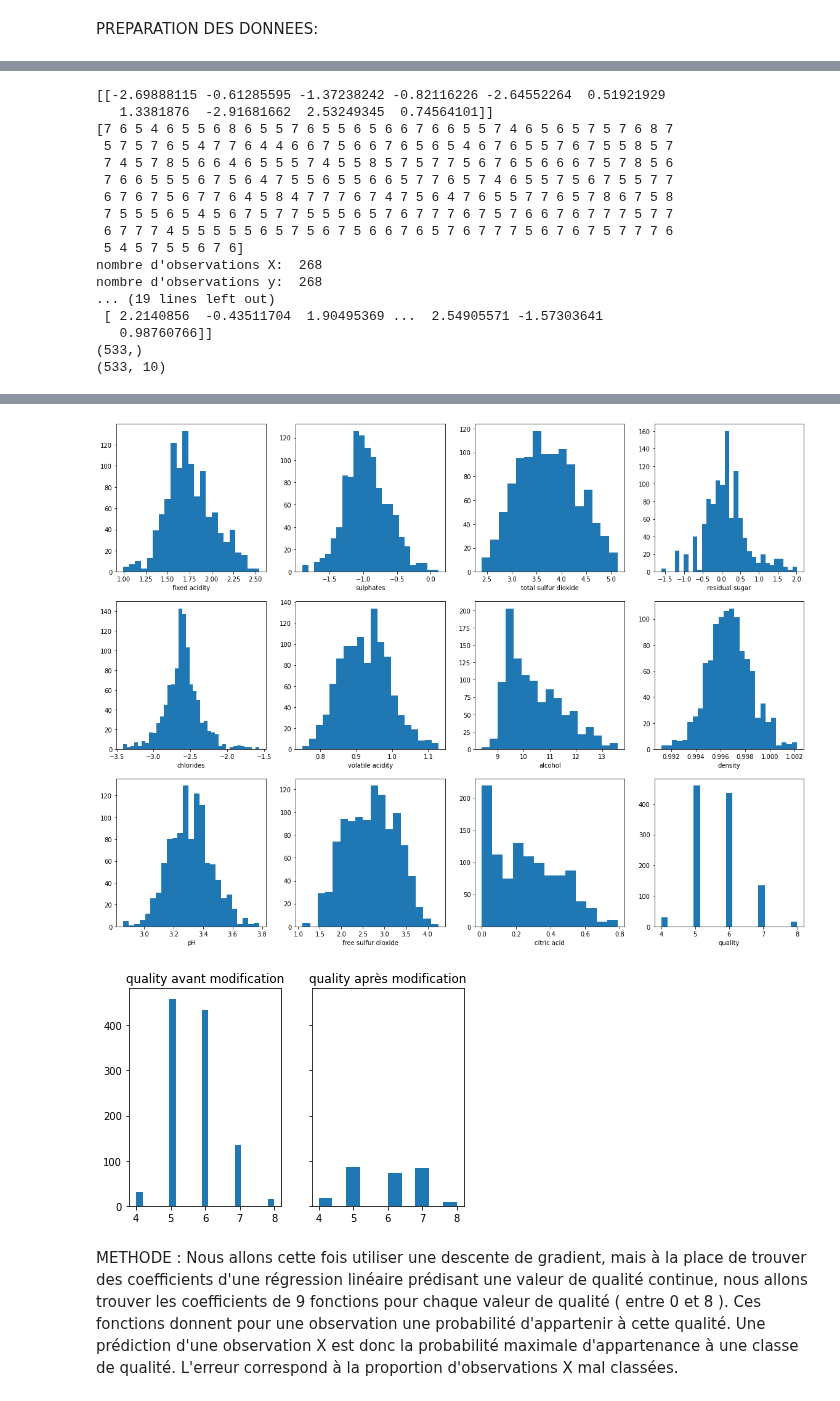
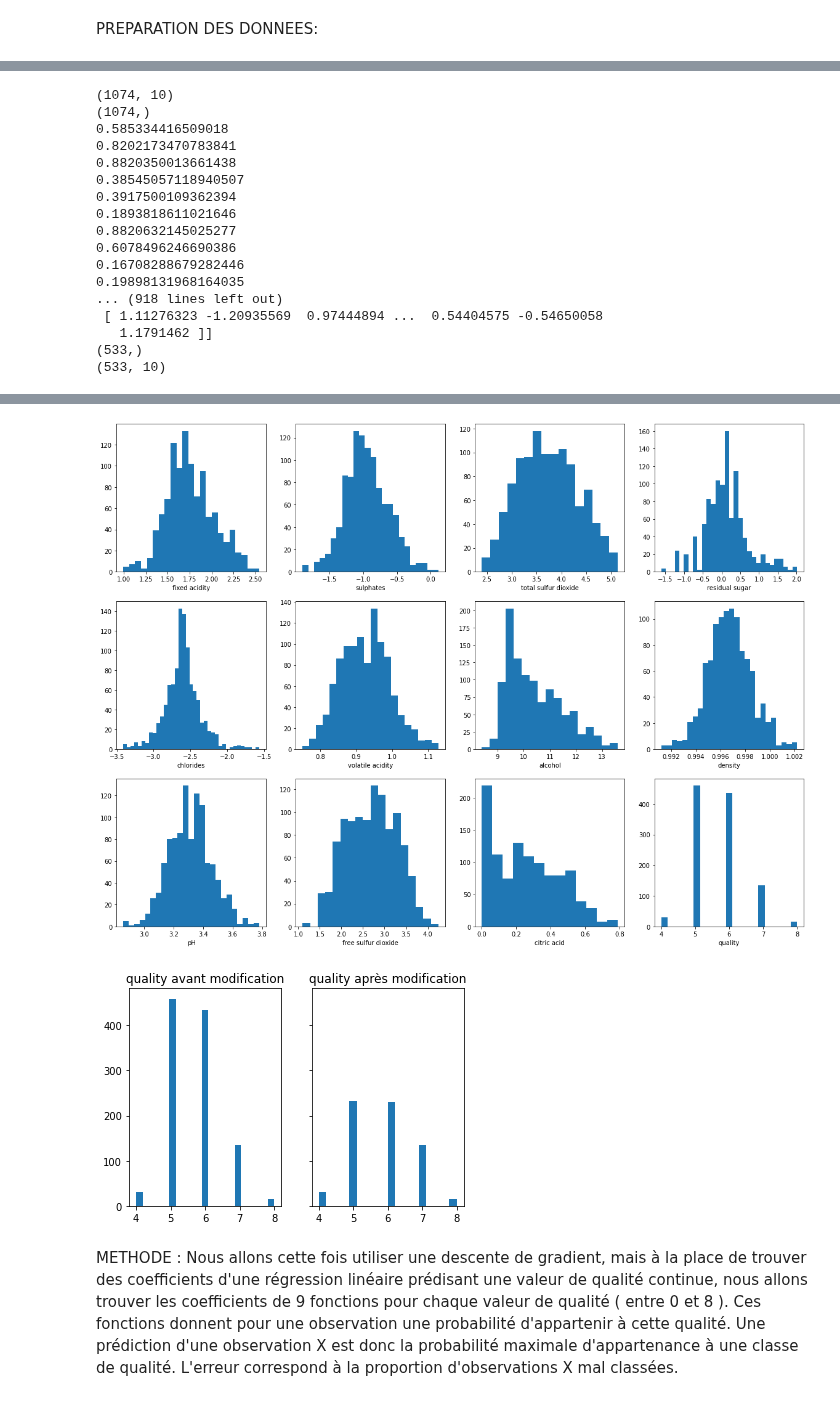
Before and after one commit to HenriS67/wineQualityPrediction, a Jupyter notebook: 3.5UTILESoftmax.ipynb, the cells around one changed output, grey strips where cells are left out. Cells and saved outputs as stored; diff of their text form; code cells hidden in the pictures.

```diff
--- a/3.5UTILESoftmax.ipynb
+++ b/3.5UTILESoftmax.ipynb
@@ -45,9 +45,11 @@ import matplotlib.pyplot as plt
 #Préparation des données
 y = df['quality']
 X= [df['fixed acidity'],  df['volatile acidity']  ,df['citric acid']  ,df['residual sugar'],  df['chlorides'],df['free sulfur dioxide']  ,df['total sulfur dioxide'],  df['density']    ,df['pH'],  df['sulphates']]
+X=np.transpose(np.array(X))
+y=np.asarray(y)
+print(X.shape)
+print(y.shape)
 X_features = ['fixed acidity',  'volatile acidity'  ,'citric acid'  ,'residual sugar',  'chlorides','free sulfur dioxide'  ,'total sulfur dioxide',  'density'    ,'pH',  'sulphates']
-X=np.transpose(np.asmatrix(X_train))
-y=np.asarray(y_train)
 nb_feature=len(X_features)
 
 
@@ -56,11 +58,20 @@ supp=[]
 for i in range(len(y)):
     if y[i]==5 or y[i]==6:
         rand=random.random()
-        if(rand>4):
+        print(rand)
+        if(rand>0.5):
             supp.append(i)
-for j in range(len(supp)):
-    y2=np.delete(y_train,supp)
-    X2=np.delete(X_norm,supp,0)
+y2=np.delete(y,supp)
+
+X2=np.delete(X,supp,0)
+
+#Plot des modifications
+fig,ax=plt.subplots(1,2,sharey=True)
+ax[0].hist(y, bins='auto',label="quality")
+ax[0].set_title("quality avant modification")
+
+ax[1].hist(y2, bins='auto',label="quality")
+ax[1].set_title("quality après modification")
 
 #on créé les jeux de données
 from sklearn.model_selection import train_test_split
@@ -102,56 +113,49 @@ print(f"Peak to Peak range by column in Raw        X:{np.ptp(X_train,axis=0)}")
 print(f"Peak to Peak range by column in Normalized X:{np.ptp(X_norm,axis=0)}")
 print(X_train)
 
-#Plot des modifications
-fig,ax=plt.subplots(1,2,sharey=True)
-ax[0].hist(df["quality"], bins='auto',label="quality")
-ax[0].set_title("quality avant modification")
-
-ax[1].hist(y_train, bins='auto',label="quality")
-ax[1].set_title("quality après modification")
 
 print(y_train2.shape)
 print(X_norm2.shape)
 X_norm=X_norm2
 y_train=y_train2
 # %% [output]
       fixed acidity  volatile acidity  citric acid  residual sugar  chlorides  \
 0               7.4             0.700         0.00             1.9      0.076
 1               7.8             0.880         0.00             2.6      0.098
 2               7.8             0.760         0.04             2.3      0.092
 3              11.2             0.280         0.56             1.9      0.075
 4               7.4             0.700         0.00             1.9      0.076
 ...             ...               ...          ...             ...        ...
 1138            6.3             0.510         0.13             2.3      0.076
 1139            6.8             0.620         0.08             1.9      0.068
 1140            6.2             0.600         0.08             2.0      0.090
 1141            5.9             0.550         0.10             2.2      0.062
 1142            5.9             0.645         0.12             2.0      0.075
 ... (24 lines left out)
 1141     11.2        6  1595
 1142     10.2        5  1597
 
 [1143 rows x 13 columns]
-[[-2.69888115 -0.61285595 -1.37238242 -0.82116226 -2.64552264  0.51921929
-   1.3381876  -2.91681662  2.53249345  0.74564101]]
-[7 6 5 4 6 5 5 6 8 6 5 5 7 6 5 5 6 5 6 6 7 6 6 5 5 7 4 6 5 6 5 7 5 7 6 8 7
- 5 7 5 7 6 5 4 7 7 6 4 4 6 6 7 5 6 6 7 6 5 6 5 4 6 7 6 5 5 7 6 7 5 5 8 5 7
- 7 4 5 7 8 5 6 6 4 6 5 5 5 7 4 5 5 8 5 7 5 7 7 5 6 7 6 5 6 6 6 7 5 7 8 5 6
- 7 6 6 5 5 5 6 7 5 6 4 7 5 5 6 5 5 6 6 5 7 7 6 5 7 4 6 5 5 7 5 6 7 5 5 7 7
- 6 7 6 7 5 6 7 7 6 4 5 8 4 7 7 7 6 7 4 7 5 6 4 7 6 5 5 7 7 6 5 7 8 6 7 5 8
- 7 5 5 5 6 5 4 5 6 7 5 7 7 5 5 5 6 5 7 6 7 7 7 6 7 5 7 6 6 7 6 7 7 7 5 7 7
- 6 7 7 7 4 5 5 5 5 5 6 5 7 5 6 7 5 6 6 7 6 5 7 6 7 7 7 5 6 7 6 7 5 7 7 7 6
- 5 4 5 7 5 5 6 7 6]
-nombre d'observations X:  268
-nombre d'observations y:  268
-... (19 lines left out)
- [ 2.2140856  -0.43511704  1.90495369 ...  2.54905571 -1.57303641
-   0.98760766]]
+(1074, 10)
+(1074,)
+0.585334416509018
+0.8202173470783841
+0.8820350013661438
+0.38545057118940507
+0.3917500109362394
+0.1893818611021646
+0.8820632145025277
+0.6078496246690386
+0.16708288679282446
+0.19898131968164035
+... (918 lines left out)
+ [ 1.11276323 -1.20935569  0.97444894 ...  0.54404575 -0.54650058
+   1.1791462 ]]
 (533,)
 (533, 10)
 [figure]
 [figure]
-[figure, old version]
+[figure, new version]
 # %% [markdown]
 METHODE : Nous allons cette fois utiliser une descente de gradient, mais à la place de trouver des coefficients d'une régression linéaire prédisant une valeur de qualité continue, nous allons trouver les coefficients de 9 fonctions pour chaque valeur de qualité ( entre 0 et 8 ). Ces fonctions donnent pour une observation une probabilité d'appartenir à cette qualité. Une prédiction d'une observation X est donc la probabilité maximale d'appartenance à une classe de qualité. L'erreur correspond à la proportion d'observations X mal classées.
 # %% [markdown]
```
